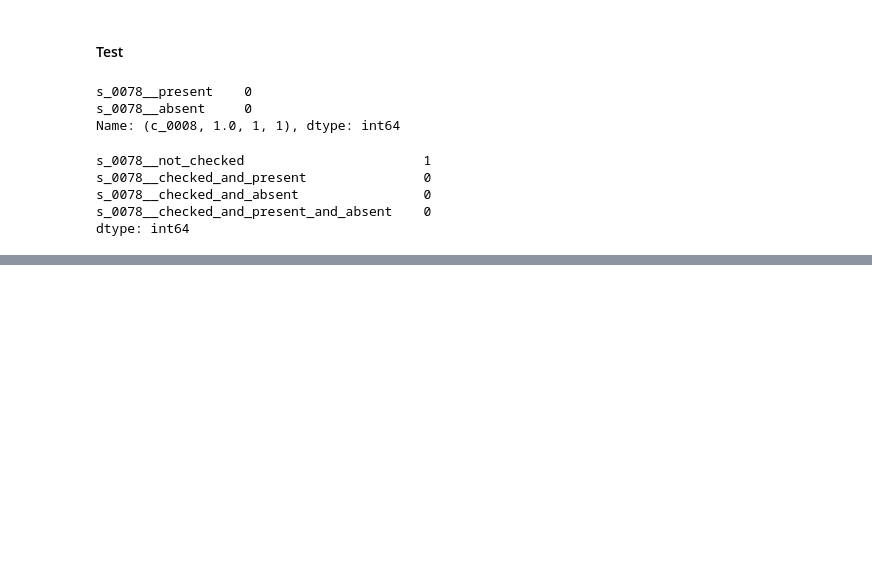
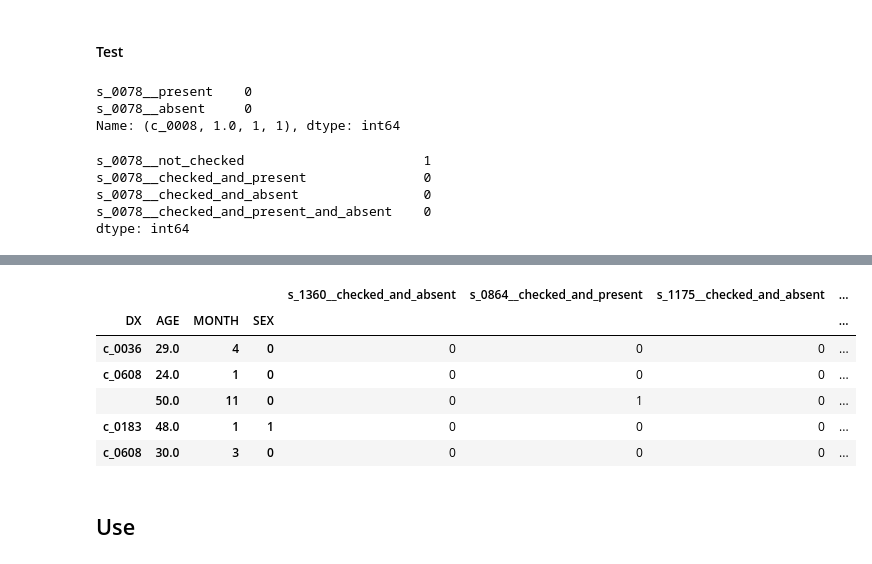
Before and after one commit to GYANTINC/ehr_dx, a Jupyter notebook: notebooks/Format.ipynb, the cells around one changed output, grey strips where cells are left out. Cells and saved outputs as stored; diff of their text form; code cells hidden in the pictures; blank space fills up the shorter version.

```diff
--- a/notebooks/Format.ipynb
+++ b/notebooks/Format.ipynb
@@ -387,0 +427,14 @@ isajosep_util.check_for_null(converted)
+# %%
+smpl = isajosep_util.double_sample_df(converted, row_dims=5, col_dims=5)
+# %%
+smpl.join(smpl.apply(func=gen_meta_features, axis=1))
+# %% [output]
+|  |  |  |  | s_1360__checked_and_absent | s_0864__checked_and_present | s_1175__checked_and_absent | ... |
+| DX | AGE | MONTH | SEX |  |  |  | ... |
+| c_0036 | 29.0 | 4 | 0 | 0 | 0 | 0 | ... |
+| c_0608 | 24.0 | 1 | 0 | 0 | 0 | 0 | ... |
+|  | 50.0 | 11 | 0 | 0 | 1 | 0 | ... |
+| c_0183 | 48.0 | 1 | 1 | 0 | 0 | 0 | ... |
+| c_0608 | 30.0 | 3 | 0 | 0 | 0 | 0 | ... |
+# %% [markdown]
+## Use
```
Also changed, not shown: parts of 19 cells of this notebook.
